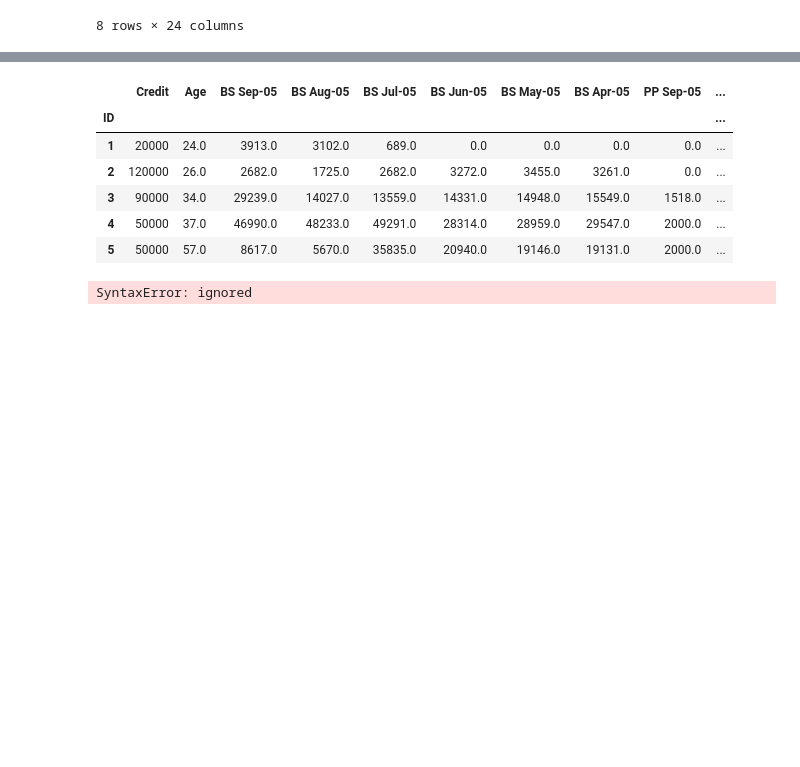
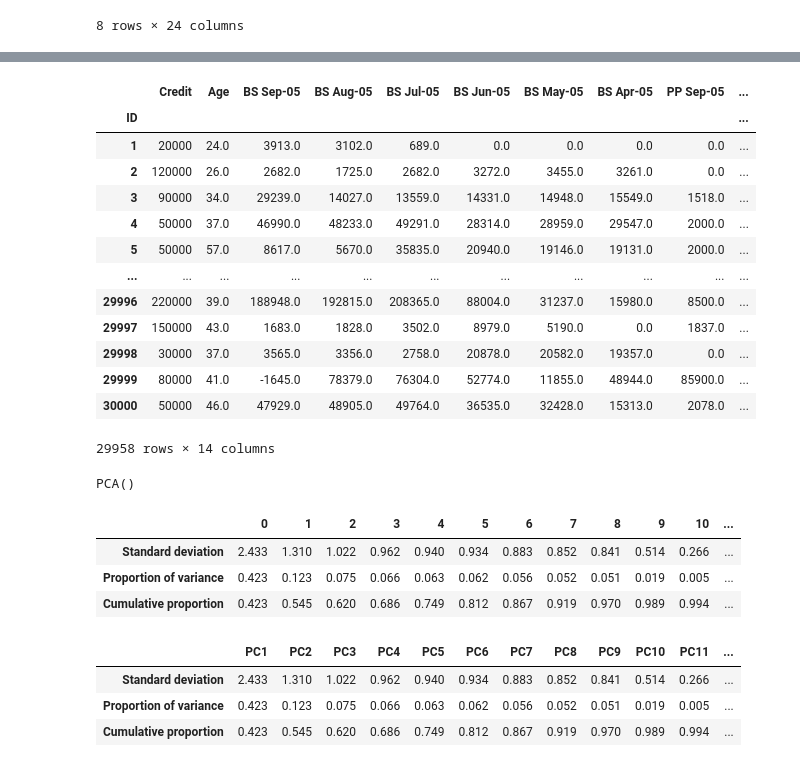
Before and after one commit to PosgradoMNA/actividades-de-aprendizaje-DGarcia-A01086411, a Jupyter notebook: Actividad_Semana_7_6_Visualización.ipynb, the cells around one changed output, grey strips where cells are left out. Saved outputs shown, nothing was run; the diff lists cells and outputs as text; code cells hidden in the pictures; blank space fills up the shorter version.

```diff
--- a/Actividad_Semana_7_6_Visualización.ipynb
+++ b/Actividad_Semana_7_6_Visualización.ipynb
@@ -249,29 +249,50 @@ from sklearn.decomposition import PCA
 import matplotlib as mpl
 import matplotlib.pyplot as plt
 import seaborn as sns
-# %%
-df.iloc[:, 0:].head()
-# %% [output]
-|  | Credit | Age | BS Sep-05 | BS Aug-05 | BS Jul-05 | BS Jun-05 | BS May-05 | BS Apr-05 | PP Sep-05 | ... |
-| ID |  |  |  |  |  |  |  |  |  | ... |
-| 1 | 20000 | 24.0 | 3913.0 | 3102.0 | 689.0 | 0.0 | 0.0 | 0.0 | 0.0 | ... |
-| 2 | 120000 | 26.0 | 2682.0 | 1725.0 | 2682.0 | 3272.0 | 3455.0 | 3261.0 | 0.0 | ... |
-| 3 | 90000 | 34.0 | 29239.0 | 14027.0 | 13559.0 | 14331.0 | 14948.0 | 15549.0 | 1518.0 | ... |
-| 4 | 50000 | 37.0 | 46990.0 | 48233.0 | 49291.0 | 28314.0 | 28959.0 | 29547.0 | 2000.0 | ... |
-| 5 | 50000 | 57.0 | 8617.0 | 5670.0 | 35835.0 | 20940.0 | 19146.0 | 19131.0 | 2000.0 | ... |
+# %%
+df
+# %% [output]
+|  | Credit | Age | BS Sep-05 | BS Aug-05 | BS Jul-05 | BS Jun-05 | BS May-05 | BS Apr-05 | PP Sep-05 | ... |
+| ID |  |  |  |  |  |  |  |  |  | ... |
+| 1 | 20000 | 24.0 | 3913.0 | 3102.0 | 689.0 | 0.0 | 0.0 | 0.0 | 0.0 | ... |
+| 2 | 120000 | 26.0 | 2682.0 | 1725.0 | 2682.0 | 3272.0 | 3455.0 | 3261.0 | 0.0 | ... |
+| 3 | 90000 | 34.0 | 29239.0 | 14027.0 | 13559.0 | 14331.0 | 14948.0 | 15549.0 | 1518.0 | ... |
+| 4 | 50000 | 37.0 | 46990.0 | 48233.0 | 49291.0 | 28314.0 | 28959.0 | 29547.0 | 2000.0 | ... |
+| 5 | 50000 | 57.0 | 8617.0 | 5670.0 | 35835.0 | 20940.0 | 19146.0 | 19131.0 | 2000.0 | ... |
+| ... | ... | ... | ... | ... | ... | ... | ... | ... | ... | ... |
+| 29996 | 220000 | 39.0 | 188948.0 | 192815.0 | 208365.0 | 88004.0 | 31237.0 | 15980.0 | 8500.0 | ... |
+| 29997 | 150000 | 43.0 | 1683.0 | 1828.0 | 3502.0 | 8979.0 | 5190.0 | 0.0 | 1837.0 | ... |
+| 29998 | 30000 | 37.0 | 3565.0 | 3356.0 | 2758.0 | 20878.0 | 20582.0 | 19357.0 | 0.0 | ... |
+| 29999 | 80000 | 41.0 | -1645.0 | 78379.0 | 76304.0 | 52774.0 | 11855.0 | 48944.0 | 85900.0 | ... |
+| 30000 | 50000 | 46.0 | 47929.0 | 48905.0 | 49764.0 | 36535.0 | 32428.0 | 15313.0 | 2078.0 | ... |
+29958 rows × 14 columns
 # %%
 # Se procede a realizar la normalización de los datos
 pcs = PCA()
-pcs.fit(preprocessing.scale(df.iloc[:, 0:].dropna(axis=0))
+pcs.fit(preprocessing.scale(df))
 # %% [output]
-SyntaxError: ignored
+PCA()
 # %%
-# Se obtiene la desviación estandar, proporcion de la variancia y proporcion acumulada
-pcsSummary_df = pd.DataFrame({'Standard deviation': np.sqrt(pcs.explained_variance_),
-                             'Proportion of variance': pcs.explained_variance_ratio_,
-                             'Cumulative proportion': np.cumsum(pcs.explained_variance_ratio_)
-                             })
-
-pcsSummary_df = pcsSummary_df.transpose()
-pcsSummary_df.columns = ['PC{}'.format(i) for i in range(1, len(pcsSummary_df.columns) + 1)]
-pcsSummary_df.round(4)
+# Creación de dataframe con resumen de cálculos de PCA
+summary={'Standard deviation':np.sqrt(pcs.explained_variance_),
+         'Proportion of variance':pcs.explained_variance_ratio_,
+         'Cumulative proportion':np.cumsum(pcs.explained_variance_ratio_)
+}
+summary
+pcsSummary=pd.DataFrame(summary).transpose()
+pcsSummary=pcsSummary.round(3)
+pcsSummary
+# %% [output]
+|  | 0 | 1 | 2 | 3 | 4 | 5 | 6 | 7 | 8 | 9 | 10 | ... |
+| Standard deviation | 2.433 | 1.310 | 1.022 | 0.962 | 0.940 | 0.934 | 0.883 | 0.852 | 0.841 | 0.514 | 0.266 | ... |
+| Proportion of variance | 0.423 | 0.123 | 0.075 | 0.066 | 0.063 | 0.062 | 0.056 | 0.052 | 0.051 | 0.019 | 0.005 | ... |
+| Cumulative proportion | 0.423 | 0.545 | 0.620 | 0.686 | 0.749 | 0.812 | 0.867 | 0.919 | 0.970 | 0.989 | 0.994 | ... |
+# %%
+#Operación para renombrar columnas como componentes PC**
+pcsSummary.columns=['PC{}'.format(i) for i in range(1,len(pcsSummary.columns)+1) ]
+pcsSummary
+# %% [output]
+|  | PC1 | PC2 | PC3 | PC4 | PC5 | PC6 | PC7 | PC8 | PC9 | PC10 | PC11 | ... |
+| Standard deviation | 2.433 | 1.310 | 1.022 | 0.962 | 0.940 | 0.934 | 0.883 | 0.852 | 0.841 | 0.514 | 0.266 | ... |
+| Proportion of variance | 0.423 | 0.123 | 0.075 | 0.066 | 0.063 | 0.062 | 0.056 | 0.052 | 0.051 | 0.019 | 0.005 | ... |
+| Cumulative proportion | 0.423 | 0.545 | 0.620 | 0.686 | 0.749 | 0.812 | 0.867 | 0.919 | 0.970 | 0.989 | 0.994 | ... |
```
